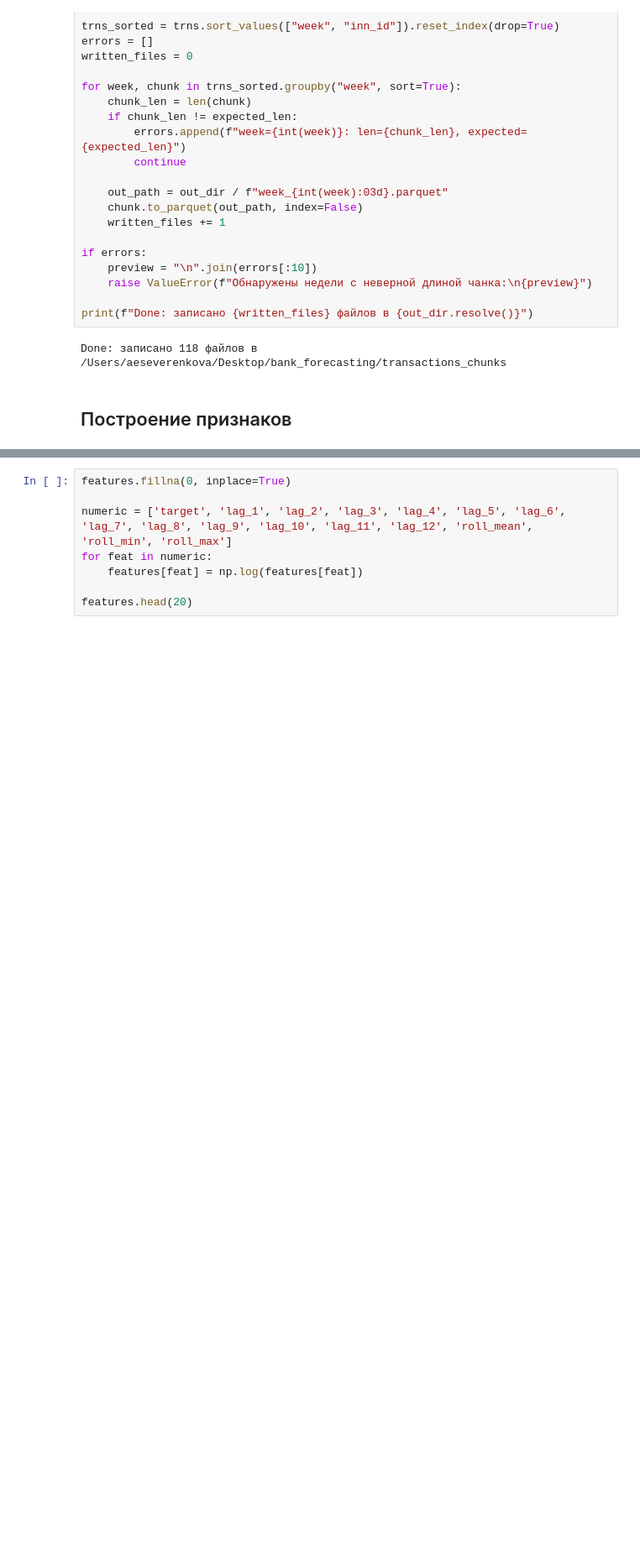
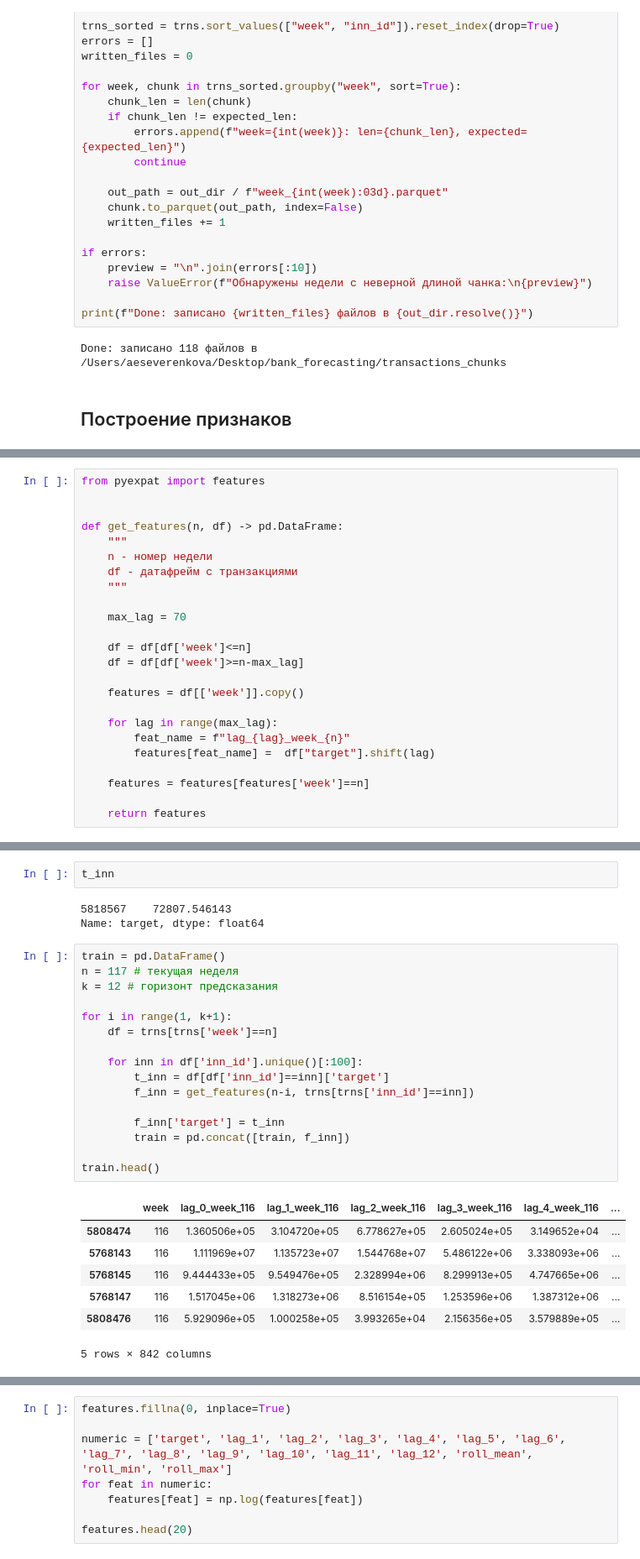
Before and after one commit to oleander-twig/bank_transfers_forecasting, a Jupyter notebook: transactions_xgboost.ipynb, the cells around one changed output, grey strips where cells are left out. Shown at 84% size. Cells and saved outputs as stored; diff of their text form; blank space fills up the shorter version.

```diff
--- a/transactions_xgboost.ipynb
+++ b/transactions_xgboost.ipynb
@@ -178,0 +181,24 @@ Done: записано 118 файлов в /Users/aeseverenkova/Desktop/bank_for
+# %%
+from pyexpat import features
+
+
+def get_features(n, df) -> pd.DataFrame:
+    """
+    n - номер недели
+    df - датафрейм с транзакциями
+    """
+
+    max_lag = 70
+
+    df = df[df['week']<=n]
+    df = df[df['week']>=n-max_lag]
+
+    features = df[['week']].copy()
+
+    for lag in range(max_lag):
+        feat_name = f"lag_{lag}_week_{n}"
+        features[feat_name] =  df["target"].shift(lag)
+
+    features = features[features['week']==n]
+
+    return features
@@ -178,0 +221,29 @@ Done: записано 118 файлов в /Users/aeseverenkova/Desktop/bank_for
+# %%
+t_inn
+# %% [output]
+5818567    72807.546143
+Name: target, dtype: float64
+# %%
+train = pd.DataFrame()
+n = 117 # текущая неделя
+k = 12 # горизонт предсказания
+
+for i in range(1, k+1):
+    df = trns[trns['week']==n]
+
+    for inn in df['inn_id'].unique()[:100]:
+        t_inn = df[df['inn_id']==inn]['target']
+        f_inn = get_features(n-i, trns[trns['inn_id']==inn])
+
+        f_inn['target'] = t_inn
+        train = pd.concat([train, f_inn])
+
+train.head()
+# %% [output]
+|  | week | lag_0_week_116 | lag_1_week_116 | lag_2_week_116 | lag_3_week_116 | lag_4_week_116 | ... |
+| 5808474 | 116 | 1.360506e+05 | 3.104720e+05 | 6.778627e+05 | 2.605024e+05 | 3.149652e+04 | ... |
+| 5768143 | 116 | 1.111969e+07 | 1.135723e+07 | 1.544768e+07 | 5.486122e+06 | 3.338093e+06 | ... |
+| 5768145 | 116 | 9.444433e+05 | 9.549476e+05 | 2.328994e+06 | 8.299913e+05 | 4.747665e+06 | ... |
+| 5768147 | 116 | 1.517045e+06 | 1.318273e+06 | 8.516154e+05 | 1.253596e+06 | 1.387312e+06 | ... |
+| 5808476 | 116 | 5.929096e+05 | 1.000258e+05 | 3.993265e+04 | 2.156356e+05 | 3.579889e+05 | ... |
+5 rows × 842 columns
```
Also changed, not shown: parts of 7 cells of this notebook.
